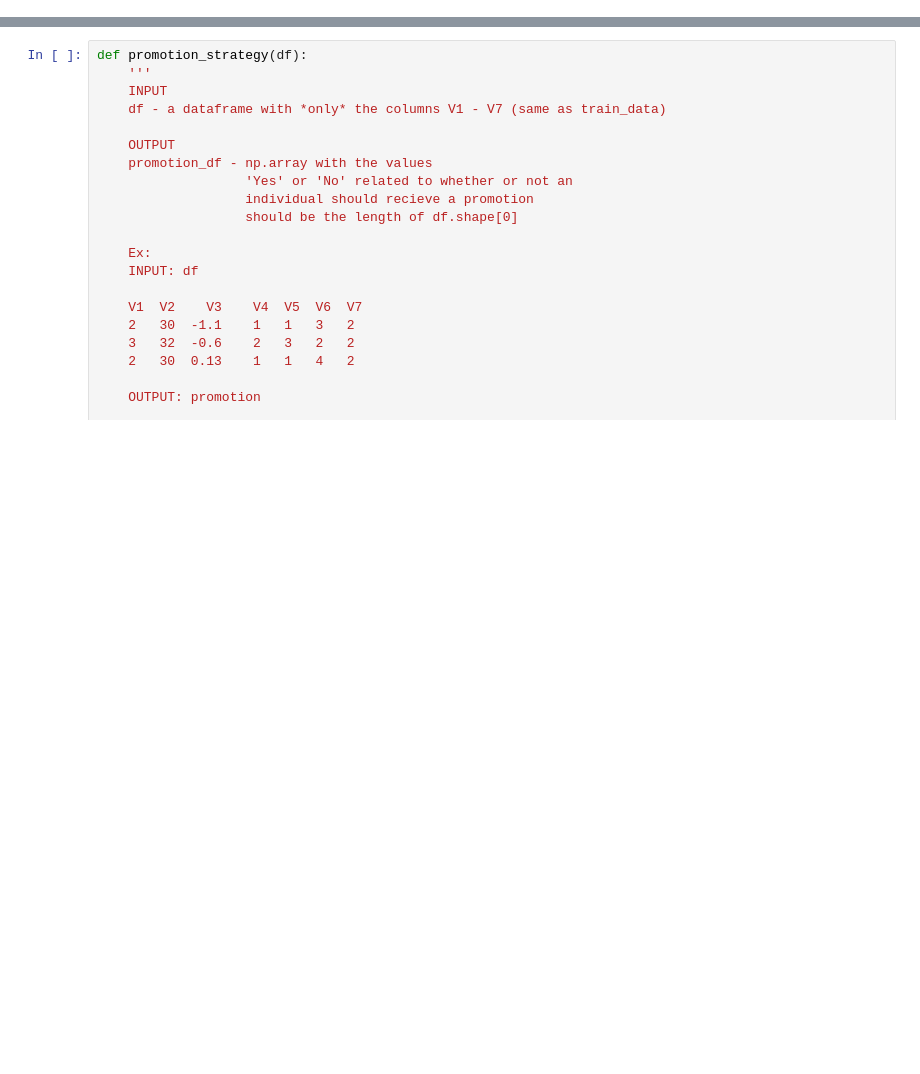
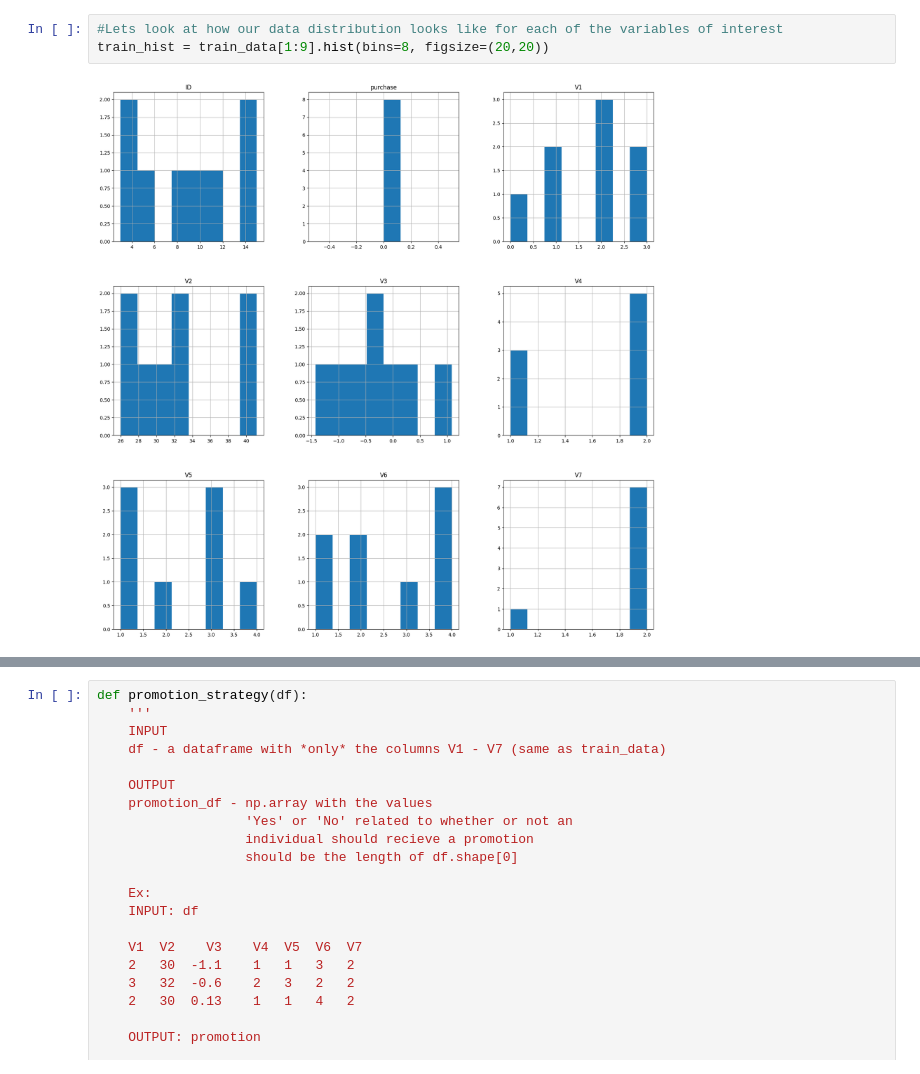
Before and after one commit to aurora-nat/Udacity_Starbucks_Portfolio, a Jupyter notebook: Starbucks.ipynb, the cells around one changed output, grey strips where cells are left out. Cells and saved outputs as stored; diff of their text form; blank space fills up the shorter version.

```diff
--- a/Starbucks.ipynb
+++ b/Starbucks.ipynb
@@ -79,0 +85,5 @@ train_data.head()
+# %%
+#Lets look at how our data distribution looks like for each of the variables of interest
+train_hist = train_data[1:9].hist(bins=8, figsize=(20,20))
+# %% [output]
+[figure, added]
```
Also changed, not shown: parts of 17 cells of this notebook, 1 other file.
